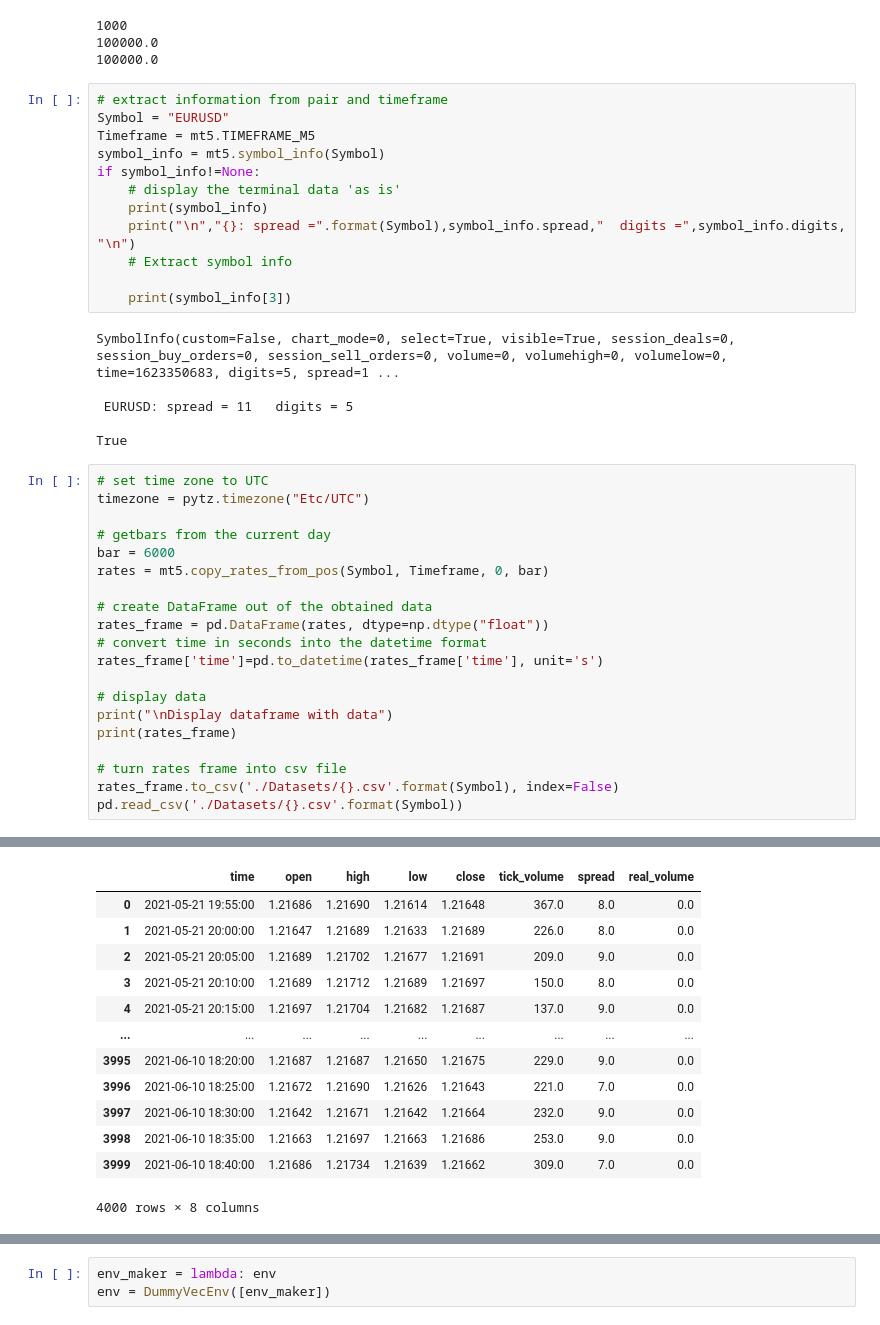
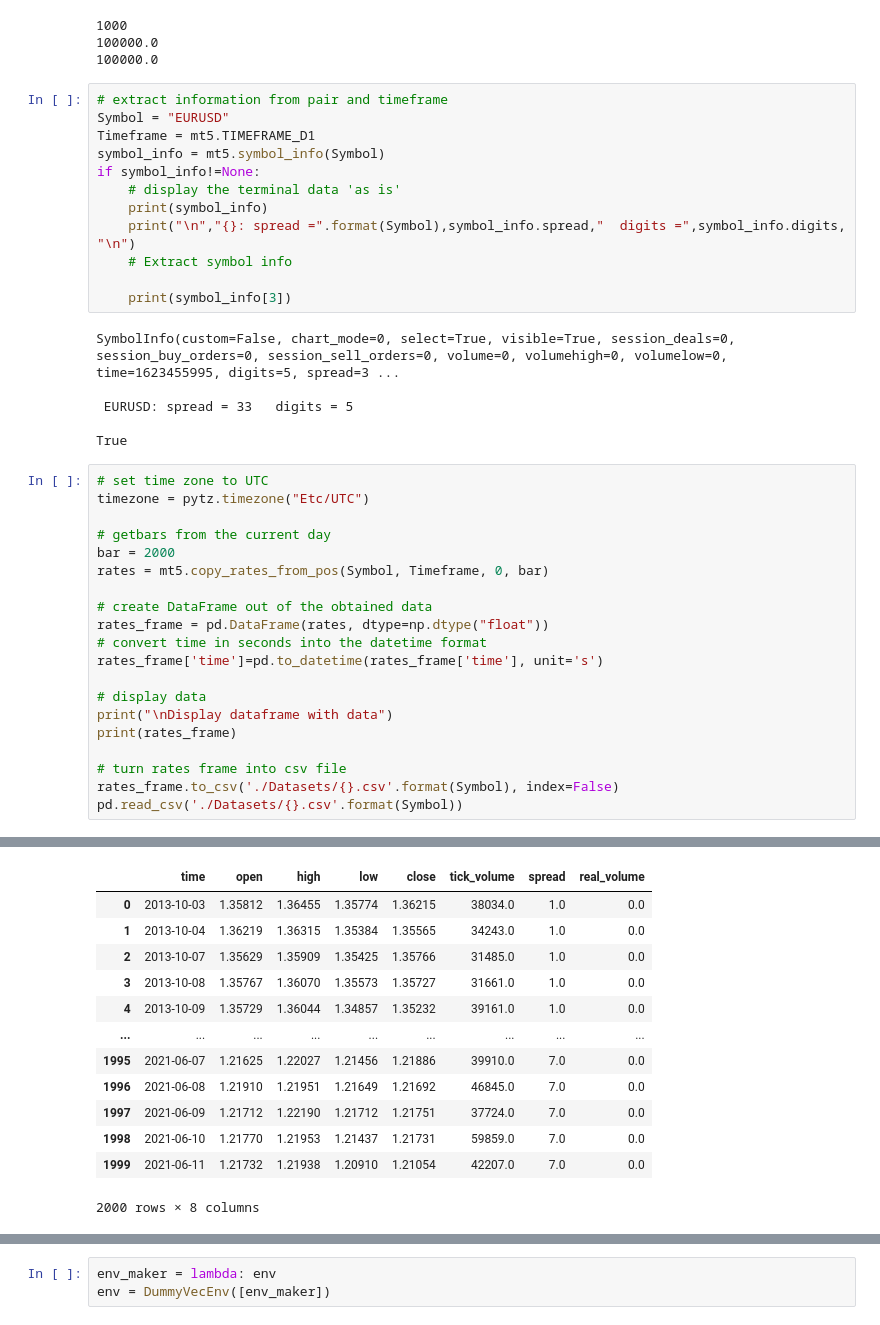
Before and after one commit to dhupee/MetaNgepet, a Jupyter notebook: MetaNgepet-Train.ipynb, the cells around one changed output, grey strips where cells are left out. Drawn from its saved outputs; the diff is of its cells as text.

```diff
--- a/MetaNgepet-Train.ipynb
+++ b/MetaNgepet-Train.ipynb
@@ -99,7 +107,7 @@ print(margin_free)
 # %%
 # extract information from pair and timeframe
 Symbol = "EURUSD"
-Timeframe = mt5.TIMEFRAME_M5
+Timeframe = mt5.TIMEFRAME_D1
 symbol_info = mt5.symbol_info(Symbol)
 if symbol_info!=None:
     # display the terminal data 'as is'
@@ -109,9 +117,9 @@ if symbol_info!=None:
 
     print(symbol_info[3])
 # %% [output]
-SymbolInfo(custom=False, chart_mode=0, select=True, visible=True, session_deals=0, session_buy_orders=0, session_sell_orders=0, volume=0, volumehigh=0, volumelow=0, time=1623350683, digits=5, spread=1 ...
+SymbolInfo(custom=False, chart_mode=0, select=True, visible=True, session_deals=0, session_buy_orders=0, session_sell_orders=0, volume=0, volumehigh=0, volumelow=0, time=1623455995, digits=5, spread=3 ...
 
- EURUSD: spread = 11   digits = 5
+ EURUSD: spread = 33   digits = 5
 
 True
 # %%
@@ -119,7 +127,7 @@ True
 timezone = pytz.timezone("Etc/UTC")
 
 # getbars from the current day
-bar = 6000
+bar = 2000
 rates = mt5.copy_rates_from_pos(Symbol, Timeframe, 0, bar)
 
 # create DataFrame out of the obtained data
@@ -155,16 +163,16 @@ Display dataframe with data
 |  | time | open | high | low | close | tick_volume | spread | real_volume |
-| 0 | 2021-05-21 19:55:00 | 1.21686 | 1.21690 | 1.21614 | 1.21648 | 367.0 | 8.0 | 0.0 |
-| 1 | 2021-05-21 20:00:00 | 1.21647 | 1.21689 | 1.21633 | 1.21689 | 226.0 | 8.0 | 0.0 |
-| 2 | 2021-05-21 20:05:00 | 1.21689 | 1.21702 | 1.21677 | 1.21691 | 209.0 | 9.0 | 0.0 |
-| 3 | 2021-05-21 20:10:00 | 1.21689 | 1.21712 | 1.21689 | 1.21697 | 150.0 | 8.0 | 0.0 |
-| 4 | 2021-05-21 20:15:00 | 1.21697 | 1.21704 | 1.21682 | 1.21687 | 137.0 | 9.0 | 0.0 |
+| 0 | 2013-10-03 | 1.35812 | 1.36455 | 1.35774 | 1.36215 | 38034.0 | 1.0 | 0.0 |
+| 1 | 2013-10-04 | 1.36219 | 1.36315 | 1.35384 | 1.35565 | 34243.0 | 1.0 | 0.0 |
+| 2 | 2013-10-07 | 1.35629 | 1.35909 | 1.35425 | 1.35766 | 31485.0 | 1.0 | 0.0 |
+| 3 | 2013-10-08 | 1.35767 | 1.36070 | 1.35573 | 1.35727 | 31661.0 | 1.0 | 0.0 |
+| 4 | 2013-10-09 | 1.35729 | 1.36044 | 1.34857 | 1.35232 | 39161.0 | 1.0 | 0.0 |
 | ... | ... | ... | ... | ... | ... | ... | ... | ... |
-| 3995 | 2021-06-10 18:20:00 | 1.21687 | 1.21687 | 1.21650 | 1.21675 | 229.0 | 9.0 | 0.0 |
-| 3996 | 2021-06-10 18:25:00 | 1.21672 | 1.21690 | 1.21626 | 1.21643 | 221.0 | 7.0 | 0.0 |
-| 3997 | 2021-06-10 18:30:00 | 1.21642 | 1.21671 | 1.21642 | 1.21664 | 232.0 | 9.0 | 0.0 |
-| 3998 | 2021-06-10 18:35:00 | 1.21663 | 1.21697 | 1.21663 | 1.21686 | 253.0 | 9.0 | 0.0 |
-| 3999 | 2021-06-10 18:40:00 | 1.21686 | 1.21734 | 1.21639 | 1.21662 | 309.0 | 7.0 | 0.0 |
+| 1995 | 2021-06-07 | 1.21625 | 1.22027 | 1.21456 | 1.21886 | 39910.0 | 7.0 | 0.0 |
+| 1996 | 2021-06-08 | 1.21910 | 1.21951 | 1.21649 | 1.21692 | 46845.0 | 7.0 | 0.0 |
+| 1997 | 2021-06-09 | 1.21712 | 1.22190 | 1.21712 | 1.21751 | 37724.0 | 7.0 | 0.0 |
+| 1998 | 2021-06-10 | 1.21770 | 1.21953 | 1.21437 | 1.21731 | 59859.0 | 7.0 | 0.0 |
+| 1999 | 2021-06-11 | 1.21732 | 1.21938 | 1.20910 | 1.21054 | 42207.0 | 7.0 | 0.0 |
-4000 rows × 8 columns
+2000 rows × 8 columns
 # %%
 # read csv from datasets folder
 df = pd.read_csv('./Datasets/{}.csv'.format(Symbol))
```
Also changed, not shown: parts of 10 cells of this notebook, 15 other files.
